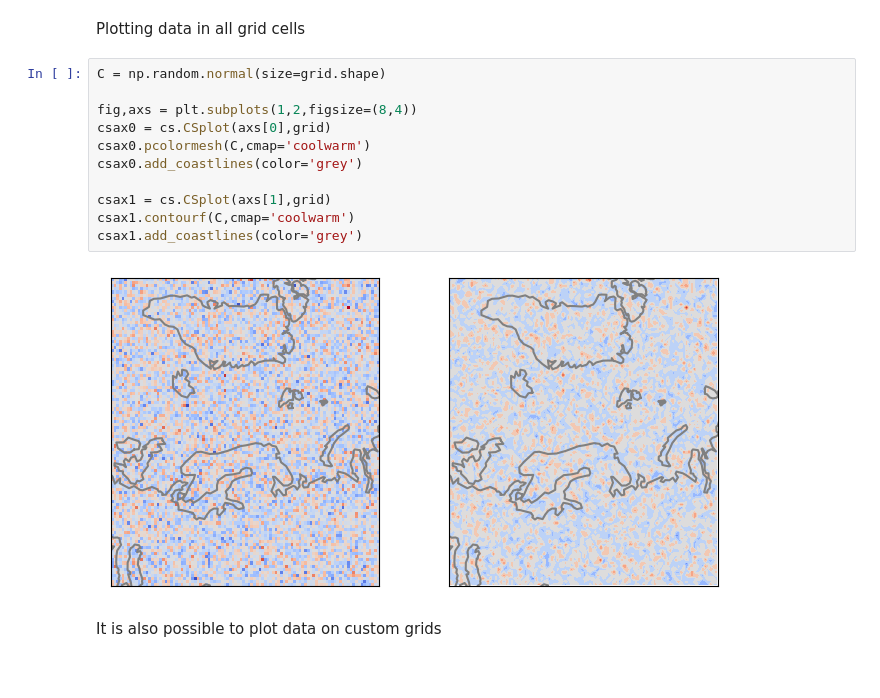
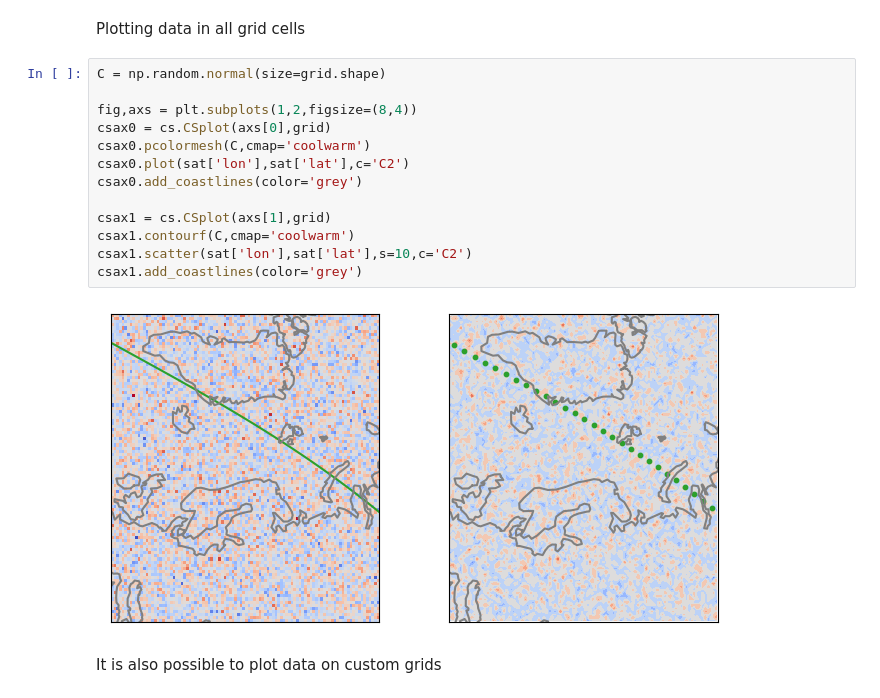
Before and after one commit to klaundal/secsy, a Jupyter notebook: notebooks/ao_001_csplot.ipynb, the cells around one changed output. Drawn from its saved outputs; the diff is of its cells as text.

```diff
--- a/notebooks/ao_001_csplot.ipynb
+++ b/notebooks/ao_001_csplot.ipynb
@@ -55,16 +52,18 @@ Plotting data in all grid cells
 # %%
 C = np.random.normal(size=grid.shape)
 
 fig,axs = plt.subplots(1,2,figsize=(8,4))
 csax0 = cs.CSplot(axs[0],grid)
 csax0.pcolormesh(C,cmap='coolwarm')
+csax0.plot(sat['lon'],sat['lat'],c='C2')
 csax0.add_coastlines(color='grey')
 
 csax1 = cs.CSplot(axs[1],grid)
 csax1.contourf(C,cmap='coolwarm')
+csax1.scatter(sat['lon'],sat['lat'],s=10,c='C2')
 csax1.add_coastlines(color='grey')
 # %% [output]
-[figure, old version]
+[figure, new version]
 # %% [markdown]
 It is also possible to plot data on custom grids
 # %%
```
Also changed, not shown: parts of 3 cells of this notebook.
